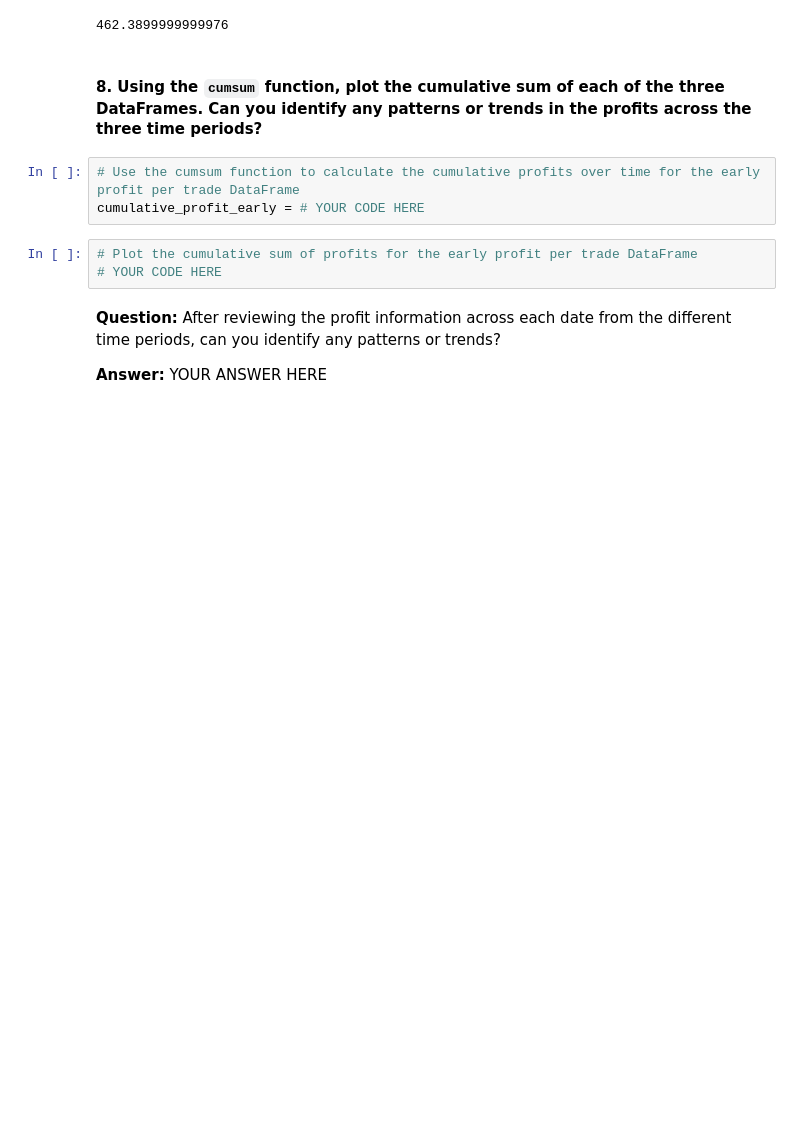
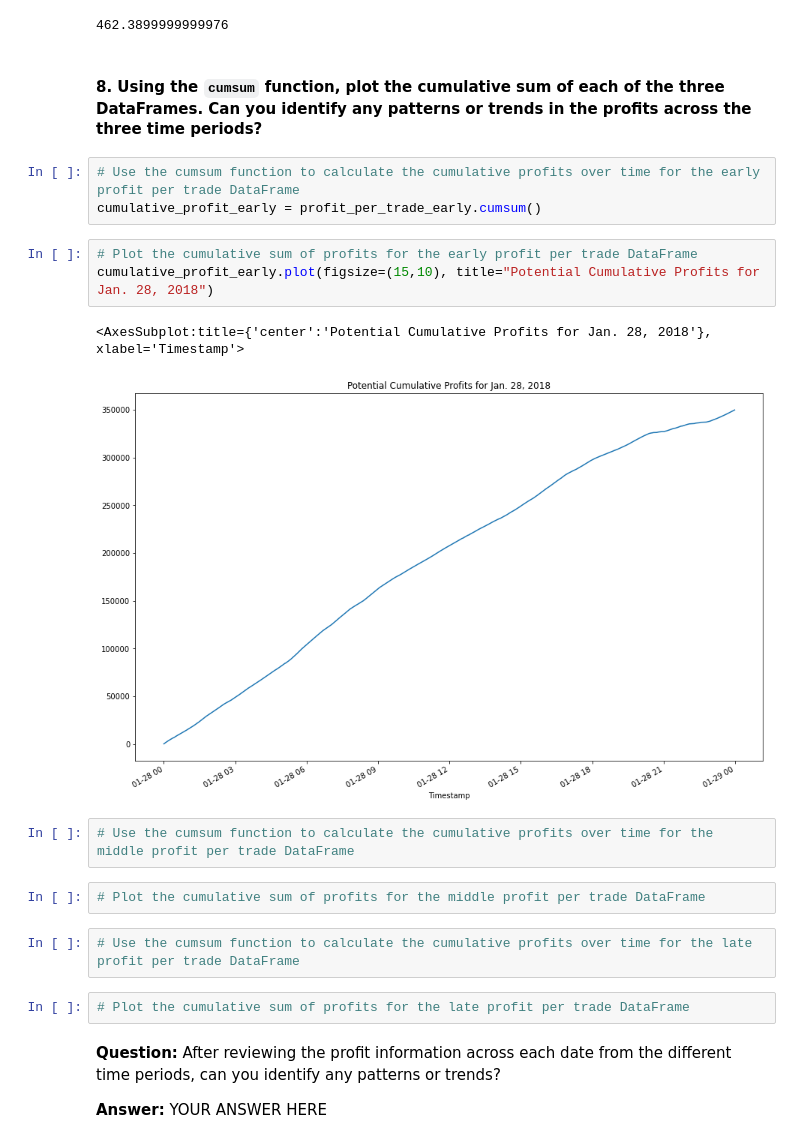
Before and after one commit to mrlandero/Bitcoin_Arbitrage_Profits, a Jupyter notebook: Starter_Code/crypto_arbitrage.ipynb, the cells around one changed output. Saved outputs shown, nothing was run; the diff lists cells and outputs as text; blank space fills up the shorter version.

Commit message:
Calculated and Plotted Potential Cumulative Profits for Jan. 28, 2018

```diff
--- a/Starter_Code/crypto_arbitrage.ipynb
+++ b/Starter_Code/crypto_arbitrage.ipynb
@@ -795,10 +795,21 @@ profit_sum_late
 #### 8. Using the `cumsum` function, plot the cumulative sum of each of the three DataFrames. Can you identify any patterns or trends in the profits across the three time periods?
 # %%
 # Use the cumsum function to calculate the cumulative profits over time for the early profit per trade DataFrame
-cumulative_profit_early = # YOUR CODE HERE
+cumulative_profit_early = profit_per_trade_early.cumsum()
+# %%
+# Plot the cumulative sum of profits for the early profit per trade DataFrame
+cumulative_profit_early.plot(figsize=(15,10), title="Potential Cumulative Profits for Jan. 28, 2018")
+# %% [output]
+<AxesSubplot:title={'center':'Potential Cumulative Profits for Jan. 28, 2018'}, xlabel='Timestamp'>
+[figure, added]
+# %%
+# Use the cumsum function to calculate the cumulative profits over time for the middle profit per trade DataFrame
 # %%
-# Plot the cumulative sum of profits for the early profit per trade DataFrame
-# YOUR CODE HERE
+# Plot the cumulative sum of profits for the middle profit per trade DataFrame
+# %%
+# Use the cumsum function to calculate the cumulative profits over time for the late profit per trade DataFrame
+# %%
+# Plot the cumulative sum of profits for the late profit per trade DataFrame
 # %% [markdown]
 **Question:** After reviewing the profit information across each date from the different time periods, can you identify any patterns or trends?
 
```
